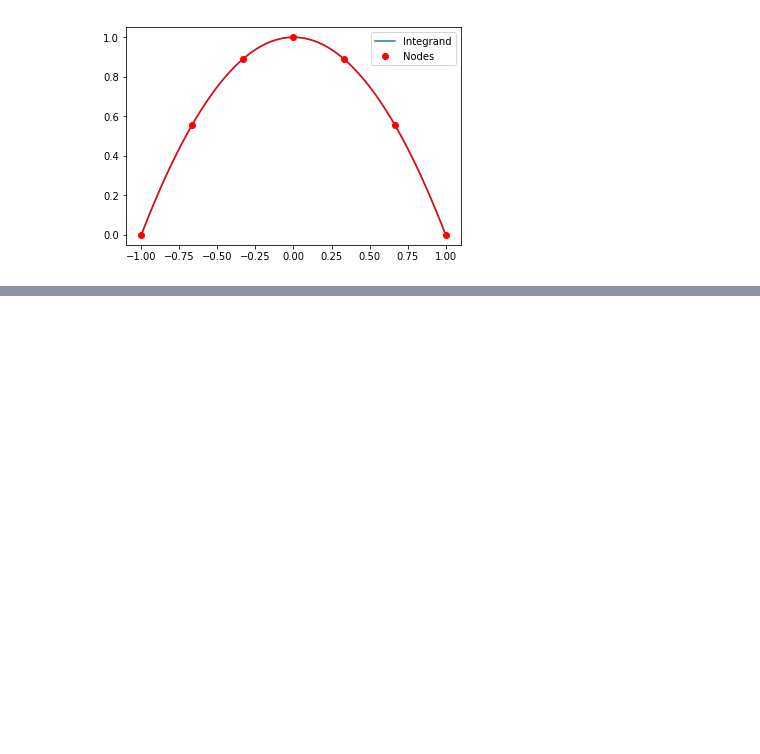
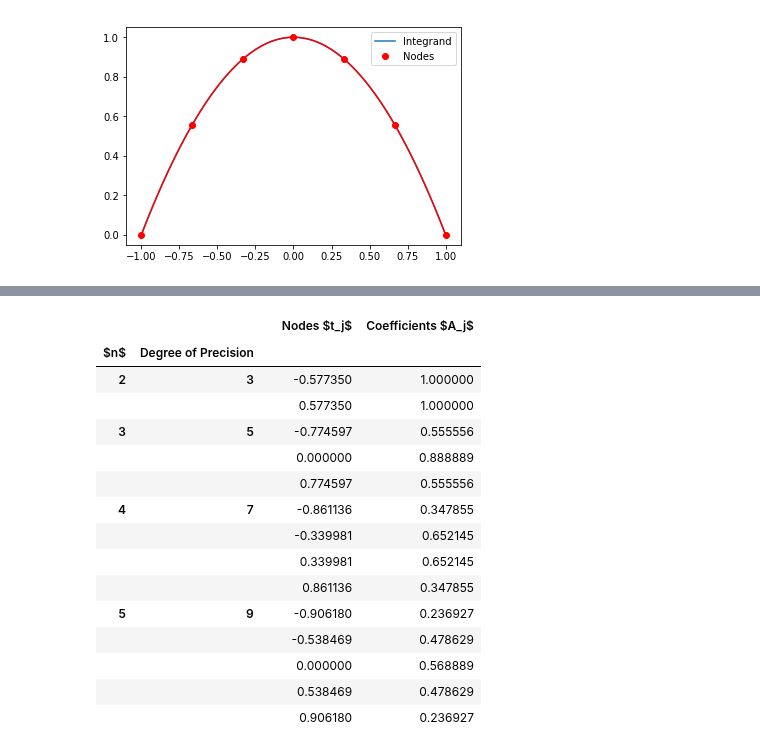
Before and after one commit to jshragge/CSM_GP_GEOPCOMP, a Jupyter notebook: 04_Numerical_Quadrature.ipynb, the cells around one changed output, grey strips where cells are left out. Cells and saved outputs as stored; diff of their text form; code cells hidden in the pictures; blank space fills up the shorter version.

```diff
--- a/04_Numerical_Quadrature.ipynb
+++ b/04_Numerical_Quadrature.ipynb
@@ -320,0 +334,34 @@ result
+# %%
+df = pd.DataFrame()
+row_i = 0
+for n in range(2,6):
+    # numpy package to calculate gauss nodes and coefficient
+    t, A = np.polynomial.legendre.leggauss(n)
+    for i in range(n):
+        df.loc[row_i,'$n$'] = n
+        df.loc[row_i,'Nodes $t_j$'] = t[i]
+        df.loc[row_i,'Coefficients $A_j$'] = A[i]
+        df.loc[row_i,' '] = ' '
+        df.loc[row_i,'Degree of Precision'] = 2*n-1
+        row_i += 1
+
+df['$n$'] = df['$n$'].astype('int')
+df['Degree of Precision'] = df['Degree of Precision'].astype('int')
+df.set_index(['$n$','Degree of Precision',' '])
+# %% [output]
+|  |  |  | Nodes $t_j$ | Coefficients $A_j$ |
+| $n$ | Degree of Precision |  |  |  |
+| 2 | 3 |  | -0.577350 | 1.000000 |
+|  |  |  | 0.577350 | 1.000000 |
+| 3 | 5 |  | -0.774597 | 0.555556 |
+|  |  |  | 0.000000 | 0.888889 |
+|  |  |  | 0.774597 | 0.555556 |
+| 4 | 7 |  | -0.861136 | 0.347855 |
+|  |  |  | -0.339981 | 0.652145 |
+|  |  |  | 0.339981 | 0.652145 |
+|  |  |  | 0.861136 | 0.347855 |
+| 5 | 9 |  | -0.906180 | 0.236927 |
+|  |  |  | -0.538469 | 0.478629 |
+|  |  |  | 0.000000 | 0.568889 |
+|  |  |  | 0.538469 | 0.478629 |
+|  |  |  | 0.906180 | 0.236927 |
```
Also changed, not shown: parts of 11 cells of this notebook.
